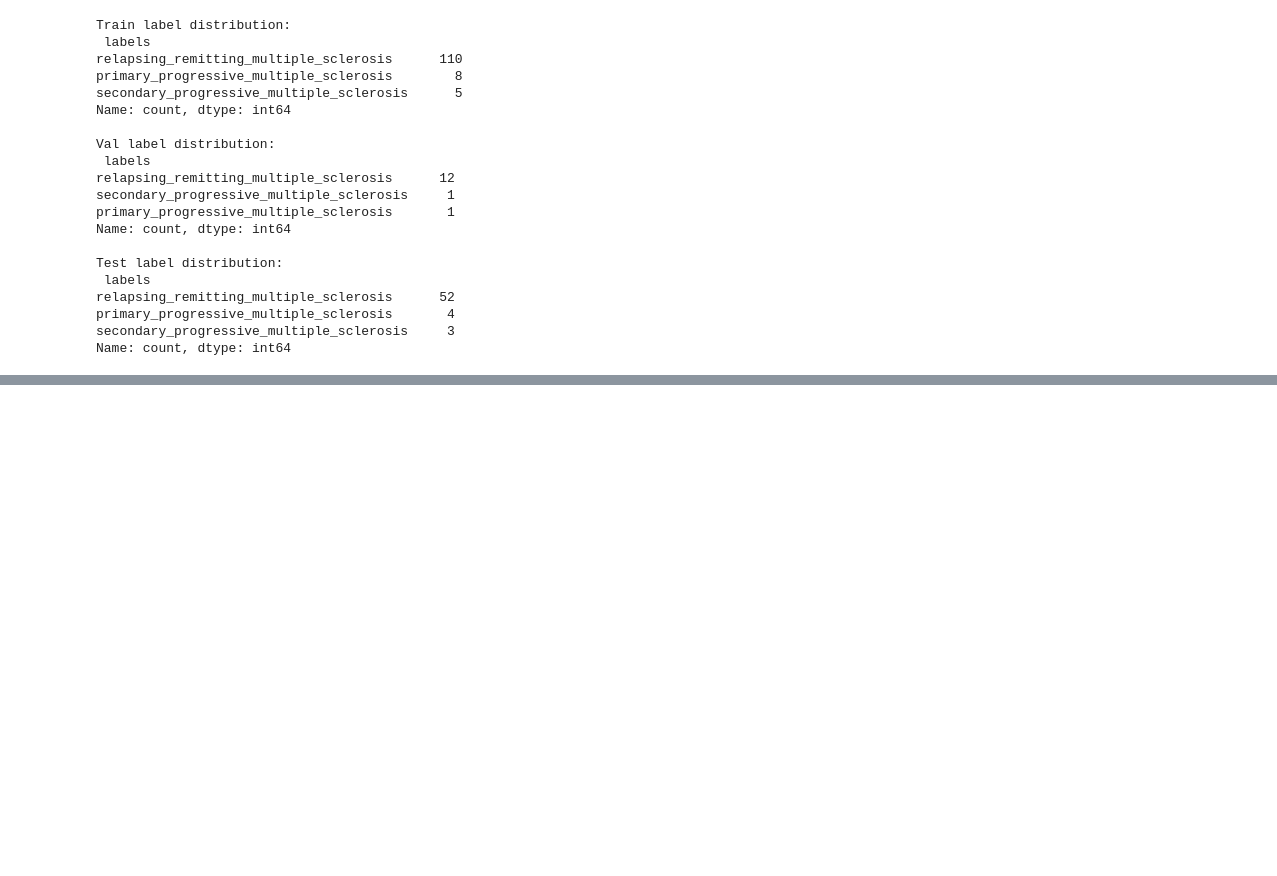
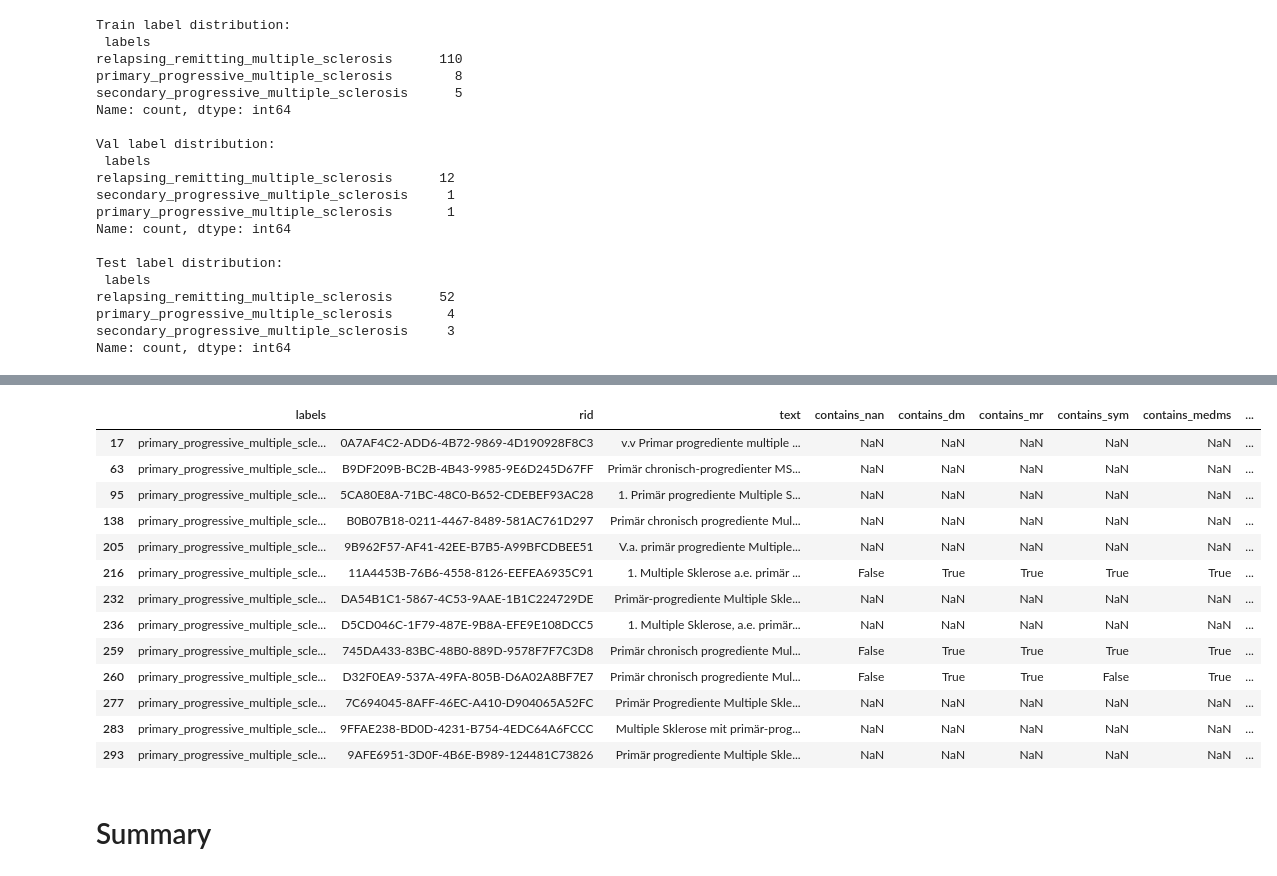
Before and after one commit to maregli/inf-extr, a Jupyter notebook: notebooks/data_preprocessing/02_ms-classification.ipynb, the cells around one changed output, grey strips where cells are left out. Drawn from its saved outputs; the diff is of its cells as text; code cells hidden in the pictures; blank space fills up the shorter version.

Commit message:
refined diag processing with content annotation

```diff
--- a/notebooks/data_preprocessing/02_ms-classification.ipynb
+++ b/notebooks/data_preprocessing/02_ms-classification.ipynb
@@ -452,0 +470,27 @@ Name: count, dtype: int64
+# %%
+# Check if rid text contains a certain content
+contains_variable_dict = {line_class: f"contains_{line_class}" for line_class in df["class"].unique()}
+
+# Create columns
+df_clean = pd.DataFrame(columns=["rid", "text"] + list(contains_variable_dict.values()) + ["line_label_origin"])
+line_labelled_reports = 0
+
+# Fill df_clean
+for rid, rid_data in df.groupby("research_id"):
+
+    # Concatenate text lines
+    text = rid_data["text"].dropna().str.cat(sep="\n")
+
+     # If all line classes are nan fill with nan
+    if rid_data["class"].isna().all():
+        _df = pd.DataFrame({"rid": rid, "text": text, **{k: np.nan for k in contains_variable_dict.values()}, "line_label_origin": np.nan}, index=[0])
+        df_clean = pd.concat([df_clean, _df], ignore_index=True)
+
+    # If value is contained fill with True, else False
+    else:
+        text_contains = rid_data["class"].unique()
+        text_contains_dict = {v: False for k, v in contains_variable_dict.items()}
+        text_contains_dict.update({contains_variable_dict[v]: True for v in text_contains})
+        _df = pd.DataFrame({"rid": rid, "text": text, **text_contains_dict, "line_label_origin": "original"}, index=[0])
+        df_clean = pd.concat([df_clean, _df], ignore_index=True)
+        line_labelled_reports += 1
@@ -452,0 +584,31 @@ Name: count, dtype: int64
+# %%
+# From inspection it seems entries 210 and 218 do not contain dm, the rest does. Also entries 47 and 211 are relapsing_remitting_multiple_sclerosis and contain dm.
+# Set contains_dm to True for all secondary_progressive_multiple_sclerosis entries
+df_merged.loc[df_merged.labels == "secondary_progressive_multiple_sclerosis", "contains_dm"] = True
+df_merged.loc[df_merged.labels == "secondary_progressive_multiple_sclerosis", "line_label_origin"] = "manual"
+df_merged.loc[df_merged.index == 210, "contains_dm"] = False
+df_merged.loc[df_merged.index == 218, "contains_dm"] = False
+
+# Set label of entries 47, 50 and 211 to relapsing_remitting_multiple_sclerosis
+df_merged.loc[df_merged.index == 47, "labels"] = "relapsing_remitting_multiple_sclerosis"
+df_merged.loc[df_merged.index == 47, "label_origin"] = "manual"
+df_merged.loc[df_merged.index == 211, "labels"] = "relapsing_remitting_multiple_sclerosis"
+df_merged.loc[df_merged.index == 211, "label_origin"] = "manual"
+# %%
+# Check primary_progressive_multiple_sclerosis
+df_merged[df_merged.labels == "primary_progressive_multiple_sclerosis"]
+# %% [output]
+|  | labels | rid | text | contains_nan | contains_dm | contains_mr | contains_sym | contains_medms | ... |
+| 17 | primary_progressive_multiple_scle... | 0A7AF4C2-ADD6-4B72-9869-4D190928F8C3 | v.v Primar progrediente multiple ... | NaN | NaN | NaN | NaN | NaN | ... |
+| 63 | primary_progressive_multiple_scle... | B9DF209B-BC2B-4B43-9985-9E6D245D67FF | Primär chronisch-progredienter MS... | NaN | NaN | NaN | NaN | NaN | ... |
+| 95 | primary_progressive_multiple_scle... | 5CA80E8A-71BC-48C0-B652-CDEBEF93AC28 | 1. Primär progrediente Multiple S... | NaN | NaN | NaN | NaN | NaN | ... |
+| 138 | primary_progressive_multiple_scle... | B0B07B18-0211-4467-8489-581AC761D297 | Primär chronisch progrediente Mul... | NaN | NaN | NaN | NaN | NaN | ... |
+| 205 | primary_progressive_multiple_scle... | 9B962F57-AF41-42EE-B7B5-A99BFCDBEE51 | V.a. primär progrediente Multiple... | NaN | NaN | NaN | NaN | NaN | ... |
+| 216 | primary_progressive_multiple_scle... | 11A4453B-76B6-4558-8126-EEFEA6935C91 | 1. Multiple Sklerose a.e. primär ... | False | True | True | True | True | ... |
+| 232 | primary_progressive_multiple_scle... | DA54B1C1-5867-4C53-9AAE-1B1C224729DE | Primär-progrediente Multiple Skle... | NaN | NaN | NaN | NaN | NaN | ... |
+| 236 | primary_progressive_multiple_scle... | D5CD046C-1F79-487E-9B8A-EFE9E108DCC5 | 1. Multiple Sklerose, a.e. primär... | NaN | NaN | NaN | NaN | NaN | ... |
+| 259 | primary_progressive_multiple_scle... | 745DA433-83BC-48B0-889D-9578F7F7C3D8 | Primär chronisch progrediente Mul... | False | True | True | True | True | ... |
+| 260 | primary_progressive_multiple_scle... | D32F0EA9-537A-49FA-805B-D6A02A8BF7E7 | Primär chronisch progrediente Mul... | False | True | True | False | True | ... |
+| 277 | primary_progressive_multiple_scle... | 7C694045-8AFF-46EC-A410-D904065A52FC | Primär Progrediente Multiple Skle... | NaN | NaN | NaN | NaN | NaN | ... |
+| 283 | primary_progressive_multiple_scle... | 9FFAE238-BD0D-4231-B754-4EDC64A6FCCC | Multiple Sklerose mit primär-prog... | NaN | NaN | NaN | NaN | NaN | ... |
+| 293 | primary_progressive_multiple_scle... | 9AFE6951-3D0F-4B6E-B989-124481C73826 | Primär progrediente Multiple Skle... | NaN | NaN | NaN | NaN | NaN | ... |
@@ -452,0 +619,2 @@ Name: count, dtype: int64
+# %% [markdown]
+# Summary
```
Also changed, not shown: parts of 12 cells of this notebook.
